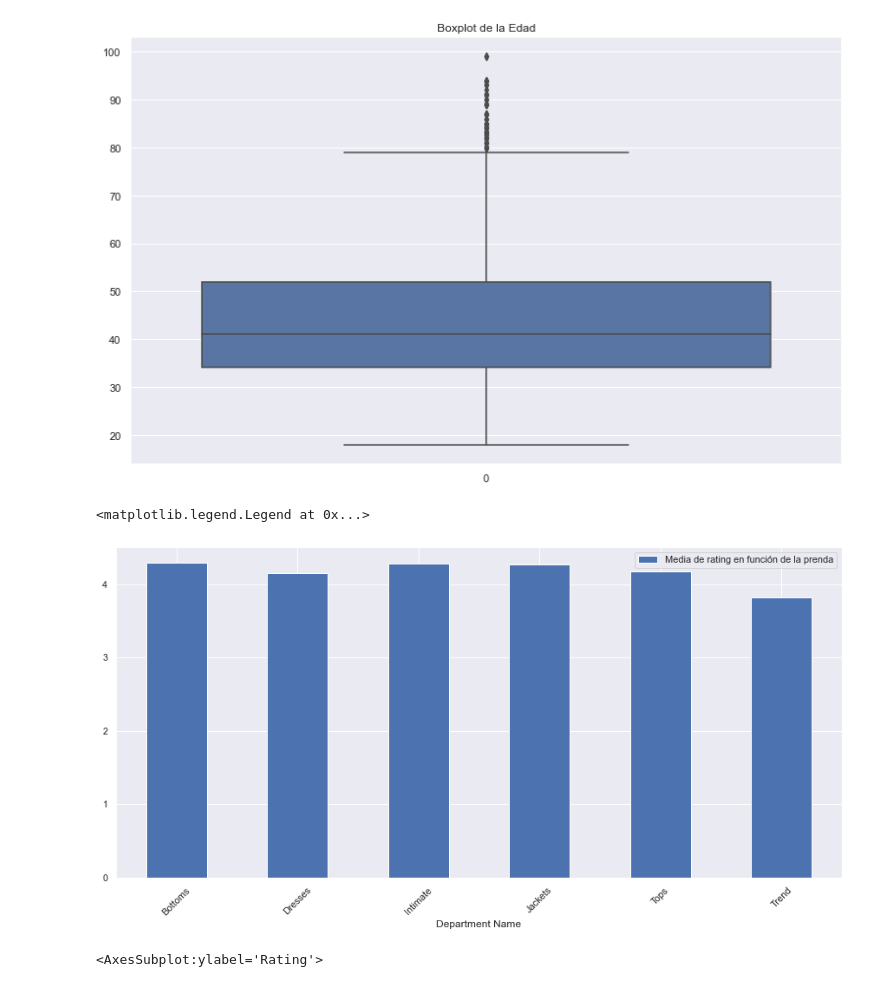
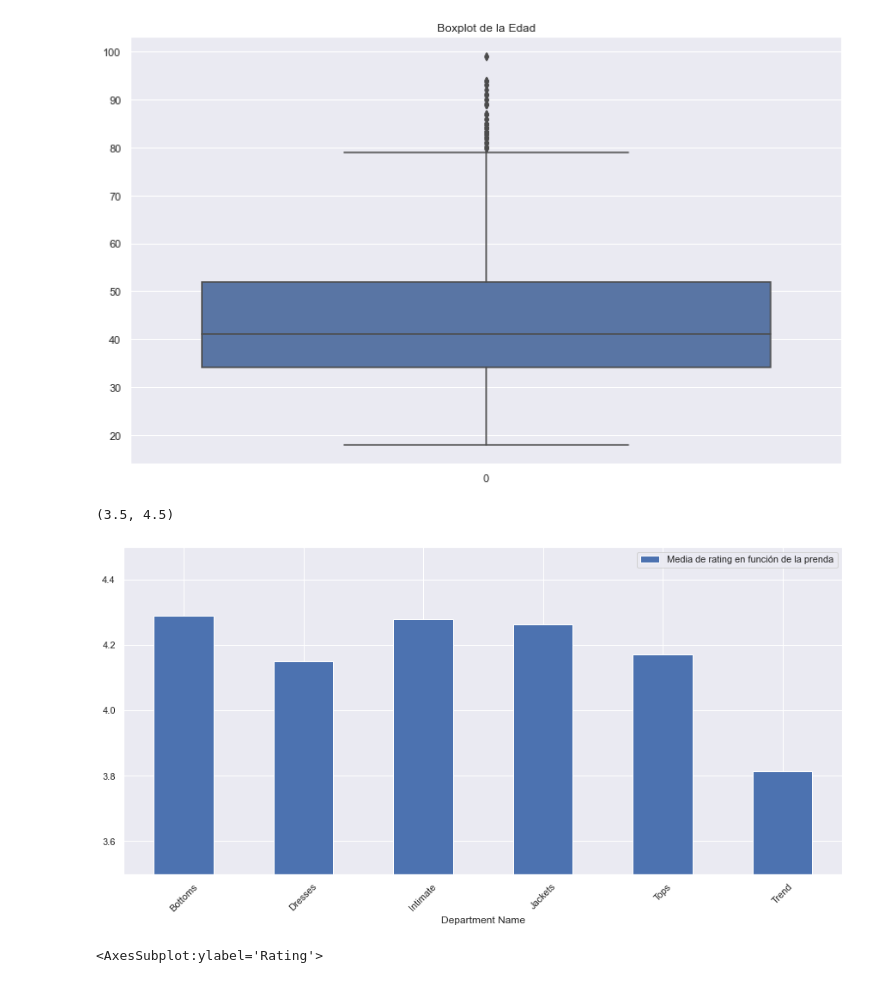
Before and after one commit to Jonathan-R0/TP2-OrganizacionDeDatos, a Jupyter notebook: src/Parte1.ipynb, the cells around one changed output. Saved outputs shown, nothing was run; the diff lists cells and outputs as text; code cells hidden in the pictures.

```diff
--- a/src/Parte1.ipynb
+++ b/src/Parte1.ipynb
@@ -152,10 +152,11 @@ sns.boxplot(data=df.Age).set(title="Boxplot de la Edad")
 # %%
 xd = df.groupby("Department Name").agg({'Rating': ['mean']})
 xd.plot.bar(figsize = (15,7), rot = 45)
 plt.legend(['Media de rating en función de la prenda'])
+plt.ylim(3.5, 4.5)
 # %% [output]
-<matplotlib.legend.Legend at 0x...>
+(3.5, 4.5)
-[figure, old version]
+[figure, new version]
 # %%
 df['Rating'].value_counts().plot.pie(autopct='%1.1f%%')
 # %% [output]
```
Also changed, not shown: parts of 8 cells of this notebook.
